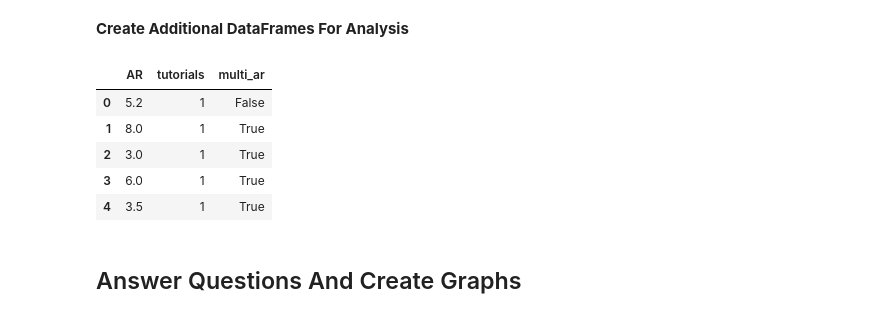
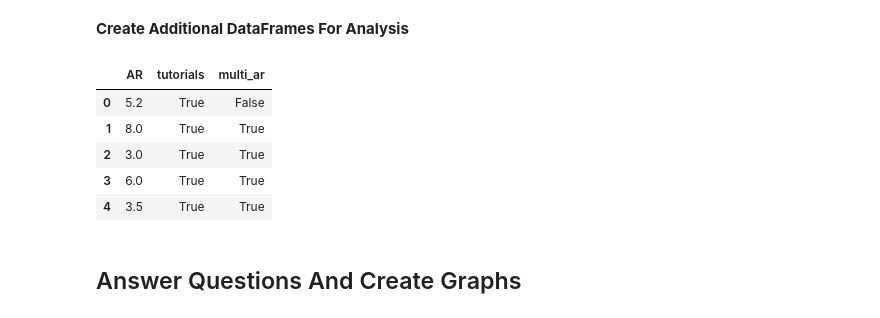
Before and after one commit to moaatt2/chainmail_stats, a Jupyter notebook: Notebooks/process_data.ipynb, the cells around one changed output. Drawn from its saved outputs; the diff is of its cells as text; code cells hidden in the pictures.

```diff
--- a/Notebooks/process_data.ipynb
+++ b/Notebooks/process_data.ipynb
@@ -146,39 +146,39 @@ def test(record: pd.core.series.Series) -> None:
         ideal_ar = record['Ideal AR']
         min_ar = record['Min AR']
         ar_val = ideal_ar if ideal_ar != '' else min_ar
 
         # clean up AR value string
         ar_val = ar_val.replace('..', '.')
         ar_val = ar_val.replace('?', '')
 
         # Get Values of interest
         tutorials = record['Num Tutorials']
         multi_ar = record['Has Multiple AR Values']
 
         # Add AR values to
         for val in ar_val.split('|'):
             if val:
                 row = {
                     'AR': float(val),
-                    'tutorials': tutorials,
+                    'tutorials': (tutorials > 0),
                     'multi_ar': multi_ar,
                 }
 
                 ar_vals.append(row)
 
 # Iterate through df to create data for AR DataFrame
 _ = df.apply(test, axis=1)
 
 # Create and display AR Data Frame
 ar_df = pd.DataFrame(ar_vals)
 ar_df.head()
 # %% [output]
 |  | AR | tutorials | multi_ar |
-| 0 | 5.2 | 1 | False |
-| 1 | 8.0 | 1 | True |
-| 2 | 3.0 | 1 | True |
-| 3 | 6.0 | 1 | True |
-| 4 | 3.5 | 1 | True |
+| 0 | 5.2 | True | False |
+| 1 | 8.0 | True | True |
+| 2 | 3.0 | True | True |
+| 3 | 6.0 | True | True |
+| 4 | 3.5 | True | True |
 # %% [markdown]
 ## Answer Questions And Create Graphs
 # %% [markdown]
```
Also changed, not shown: parts of 2 cells of this notebook.
